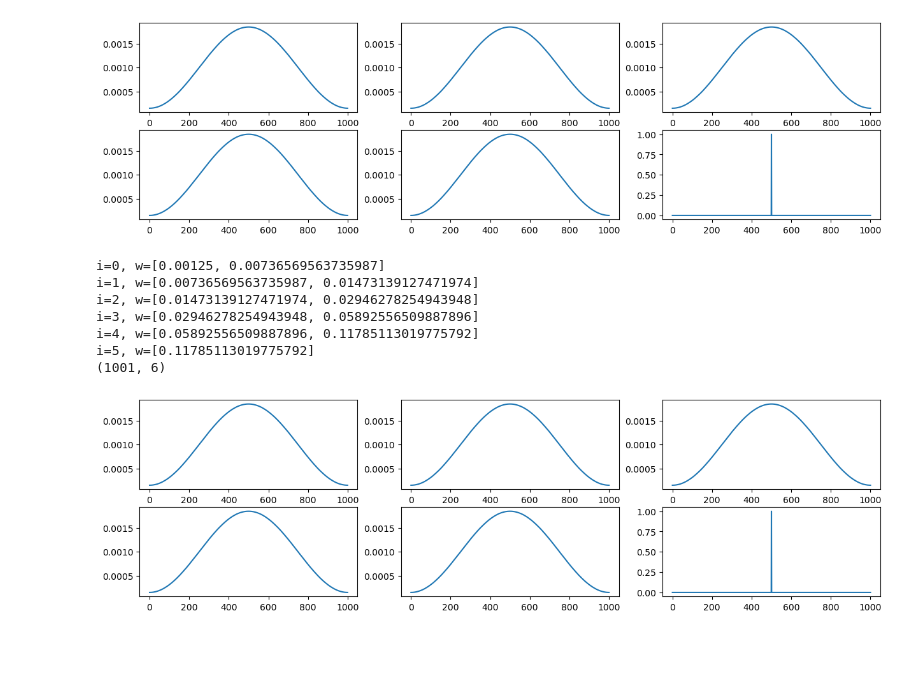
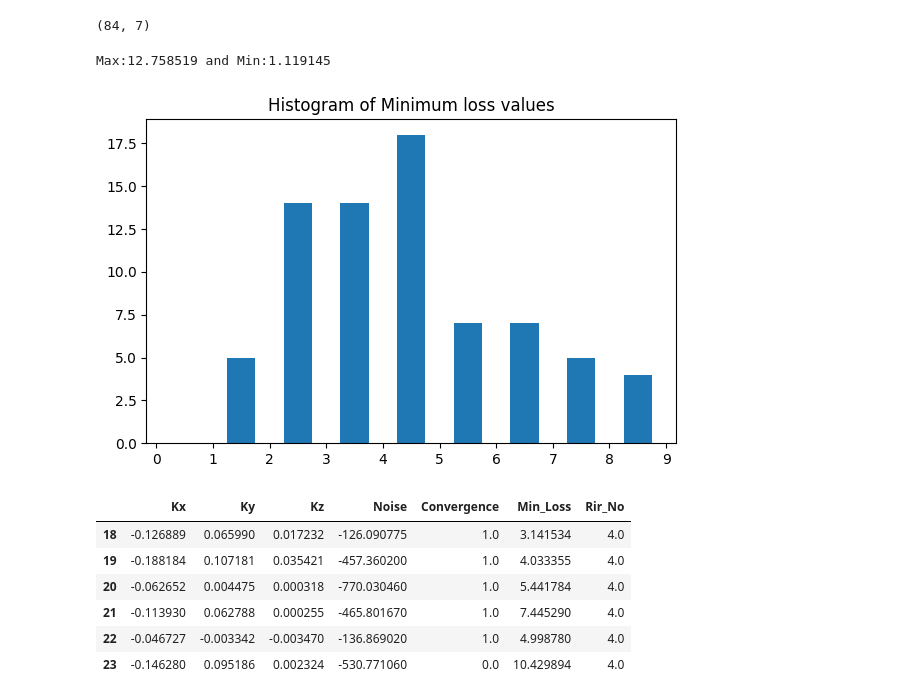
Before and after one commit to jeet-ss/ShoeboxEnergyDecay_PyTorch, a Jupyter notebook: testing.ipynb, the cells around one changed output. Saved outputs shown, nothing was run; the diff lists cells and outputs as text; code cells hidden in the pictures; blank space fills up the shorter version.

```diff
--- a/testing.ipynb
+++ b/testing.ipynb
@@ -58,4 +8,0 @@ def rir_bands(rir, f_center=None, fs=16000, device='cpu'):
-# %%
-rir_bands(torch.tensor([1,2,3,4]))
-# %% [output]
-[figure, removed]
@@ -107,11 +9,17 @@ def rir_bands2(rir, f_center=None, fs=48000, device='cpu'):
-# %%
-rir_bands2(([1,2,3,4]))
-# %% [output]
-i=0, w=[0.00125, 0.00736569563735987]
-i=1, w=[0.00736569563735987, 0.01473139127471974]
-i=2, w=[0.01473139127471974, 0.02946278254943948]
-i=3, w=[0.02946278254943948, 0.05892556509887896]
-i=4, w=[0.05892556509887896, 0.11785113019775792]
-i=5, w=[0.11785113019775792]
-(1001, 6)
-[figure, removed]
+# %%
+df = pd.read_csv('./real_room_0_1_K_values.txt', )
+# %%
+df.shape
+# %% [output]
+(84, 7)
+# %%
+print(f"Max:{df['Min_Loss'].max()} and Min:{df['Min_Loss'].min()}")
+plt.figure(figsize=(6,4))
+plt.hist(df['Min_Loss'], bins=np.arange(10), rwidth=0.5)
+plt.xticks(ticks=np.arange(10),  )
+plt.title('Histogram of Minimum loss values')
+plt.tight_layout()
+plt.show()
+# %% [output]
+Max:12.758519 and Min:1.119145
+[figure, added]
@@ -117,0 +29,10 @@ i=5, w=[0.11785113019775792]
+# %%
+df.loc[df['Rir_No'] == 4]
+# %% [output]
+|  | Kx | Ky | Kz | Noise | Convergence | Min_Loss | Rir_No |
+| 18 | -0.126889 | 0.065990 | 0.017232 | -126.090775 | 1.0 | 3.141534 | 4.0 |
+| 19 | -0.188184 | 0.107181 | 0.035421 | -457.360200 | 1.0 | 4.033355 | 4.0 |
+| 20 | -0.062652 | 0.004475 | 0.000318 | -770.030460 | 1.0 | 5.441784 | 4.0 |
+| 21 | -0.113930 | 0.062788 | 0.000255 | -465.801670 | 1.0 | 7.445290 | 4.0 |
+| 22 | -0.046727 | -0.003342 | -0.003470 | -136.869020 | 1.0 | 4.998780 | 4.0 |
+| 23 | -0.146280 | 0.095186 | 0.002324 | -530.771060 | 0.0 | 10.429894 | 4.0 |
```
Also changed, not shown: parts of 9 cells of this notebook, 5 other files.
